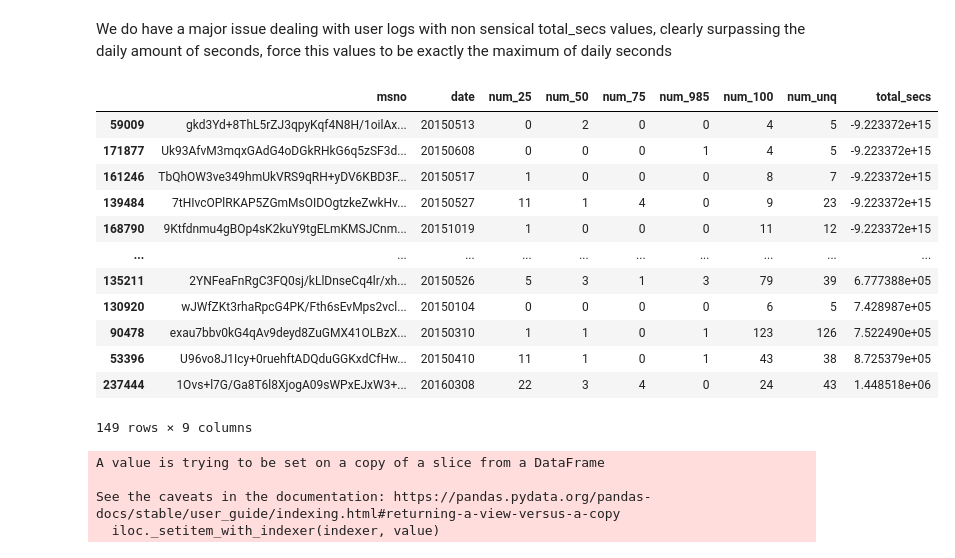
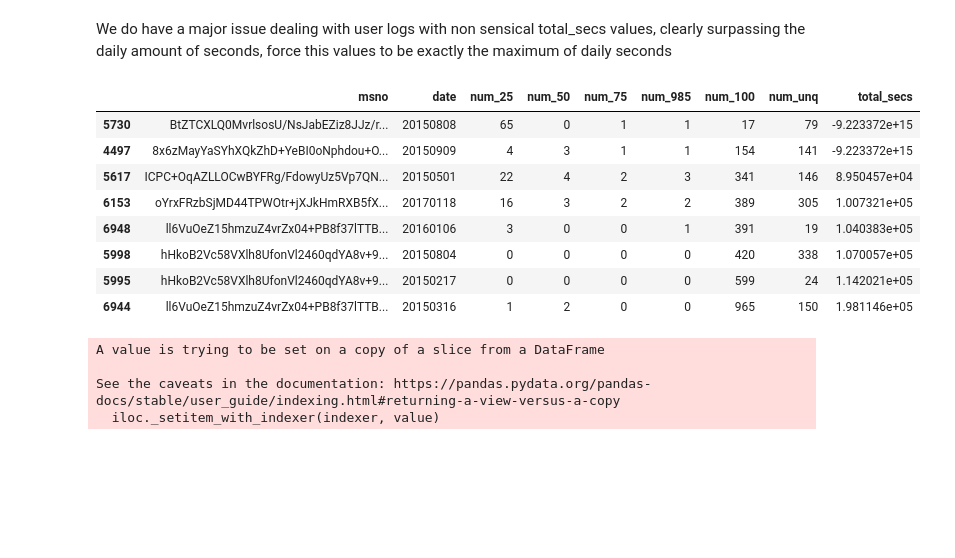
Before and after one commit to webermat/PrivateProjects, a Jupyter notebook: kkbox_churn/KKBox_DataProcessor.ipynb, the cells around one changed output. Cells and saved outputs as stored; diff of their text form; code cells hidden in the pictures; blank space fills up the shorter version.

```diff
--- a/kkbox_churn/KKBox_DataProcessor.ipynb
+++ b/kkbox_churn/KKBox_DataProcessor.ipynb
@@ -126,23 +126,19 @@ This kernel has  8 cores and you can find the information regarding the memory u
 # %% [markdown]
 We do have a major issue dealing with user logs with non sensical total_secs values, clearly surpassing the daily amount of seconds, force this values to be exactly the maximum of daily seconds
 # %%
-df_ul_test=pd.read_csv("data/user_logs.csv",nrows=250000)
+df_ul_test=pd.read_csv("data/user_logs.csv",nrows=10000)
 #df_ul["date_as_dt"]=pd.to_datetime(df_ul["date"], format='%Y%m%d', errors='ignore')
-df_ul_test.loc[abs(df_ul_test['total_secs']) > secs_day_limit].sort_values(by='total_secs')
+df_ul_test.loc[(abs(df_ul_test['total_secs']) > secs_day_limit) | (df_ul_test['total_secs']<0)].sort_values(by='total_secs')
 # %% [output]
 |  | msno | date | num_25 | num_50 | num_75 | num_985 | num_100 | num_unq | total_secs |
-| 59009 | gkd3Yd+8ThL5rZJ3qpyKqf4N8H/1oilAx... | 20150513 | 0 | 2 | 0 | 0 | 4 | 5 | -9.223372e+15 |
-| 171877 | Uk93AfvM3mqxGAdG4oDGkRHkG6q5zSF3d... | 20150608 | 0 | 0 | 0 | 1 | 4 | 5 | -9.223372e+15 |
-| 161246 | TbQhOW3ve349hmUkVRS9qRH+yDV6KBD3F... | 20150517 | 1 | 0 | 0 | 0 | 8 | 7 | -9.223372e+15 |
-| 139484 | 7tHIvcOPlRKAP5ZGmMsOIDOgtzkeZwkHv... | 20150527 | 11 | 1 | 4 | 0 | 9 | 23 | -9.223372e+15 |
-| 168790 | 9Ktfdnmu4gBOp4sK2kuY9tgELmKMSJCnm... | 20151019 | 1 | 0 | 0 | 0 | 11 | 12 | -9.223372e+15 |
-| ... | ... | ... | ... | ... | ... | ... | ... | ... | ... |
-| 135211 | 2YNFeaFnRgC3FQ0sj/kLlDnseCq4lr/xh... | 20150526 | 5 | 3 | 1 | 3 | 79 | 39 | 6.777388e+05 |
-| 130920 | wJWfZKt3rhaRpcG4PK/Fth6sEvMps2vcl... | 20150104 | 0 | 0 | 0 | 0 | 6 | 5 | 7.428987e+05 |
-| 90478 | exau7bbv0kG4qAv9deyd8ZuGMX41OLBzX... | 20150310 | 1 | 1 | 0 | 1 | 123 | 126 | 7.522490e+05 |
-| 53396 | U96vo8J1Icy+0ruehftADQduGGKxdCfHw... | 20150410 | 11 | 1 | 0 | 1 | 43 | 38 | 8.725379e+05 |
-| 237444 | 1Ovs+l7G/Ga8T6l8XjogA09sWPxEJxW3+... | 20160308 | 22 | 3 | 4 | 0 | 24 | 43 | 1.448518e+06 |
+| 5730 | BtZTCXLQ0MvrlsosU/NsJabEZiz8JJz/r... | 20150808 | 65 | 0 | 1 | 1 | 17 | 79 | -9.223372e+15 |
+| 4497 | 8x6zMayYaSYhXQkZhD+YeBI0oNphdou+O... | 20150909 | 4 | 3 | 1 | 1 | 154 | 141 | -9.223372e+15 |
+| 5617 | ICPC+OqAZLLOCwBYFRg/FdowyUz5Vp7QN... | 20150501 | 22 | 4 | 2 | 3 | 341 | 146 | 8.950457e+04 |
+| 6153 | oYrxFRzbSjMD44TPWOtr+jXJkHmRXB5fX... | 20170118 | 16 | 3 | 2 | 2 | 389 | 305 | 1.007321e+05 |
+| 6948 | ll6VuOeZ15hmzuZ4vrZx04+PB8f37lTTB... | 20160106 | 3 | 0 | 0 | 1 | 391 | 19 | 1.040383e+05 |
+| 5998 | hHkoB2Vc58VXlh8UfonVl2460qdYA8v+9... | 20150804 | 0 | 0 | 0 | 0 | 420 | 338 | 1.070057e+05 |
+| 5995 | hHkoB2Vc58VXlh8UfonVl2460qdYA8v+9... | 20150217 | 0 | 0 | 0 | 0 | 599 | 24 | 1.142021e+05 |
+| 6944 | ll6VuOeZ15hmzuZ4vrZx04+PB8f37lTTB... | 20150316 | 1 | 2 | 0 | 0 | 965 | 150 | 1.981146e+05 |
-149 rows × 9 columns
 # %%
 df_ul_test['total_secs'].loc[abs(df_ul_test['total_secs']) > secs_day_limit] = secs_day_limit
 
```
Also changed, not shown: parts of 1 cell of this notebook, 2 other files.
